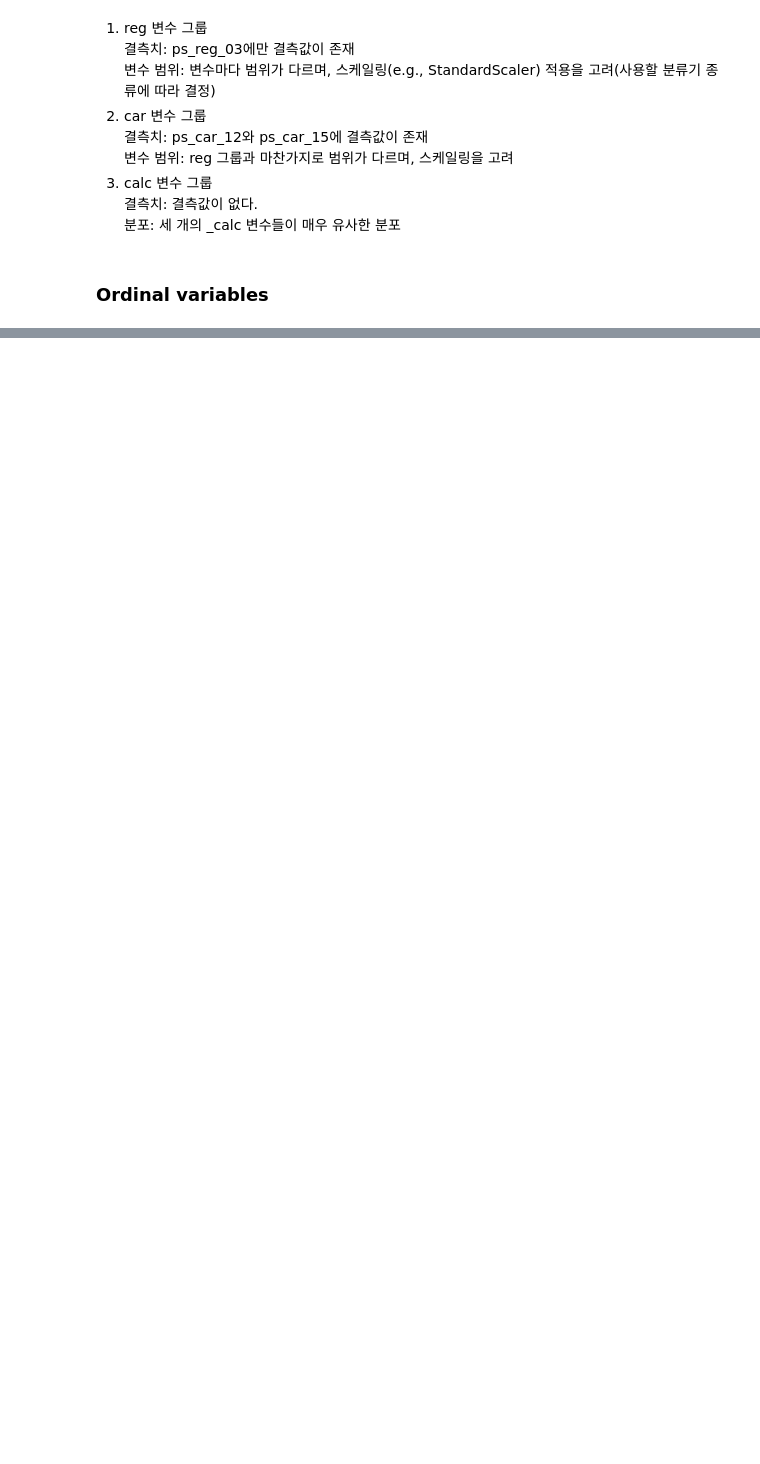
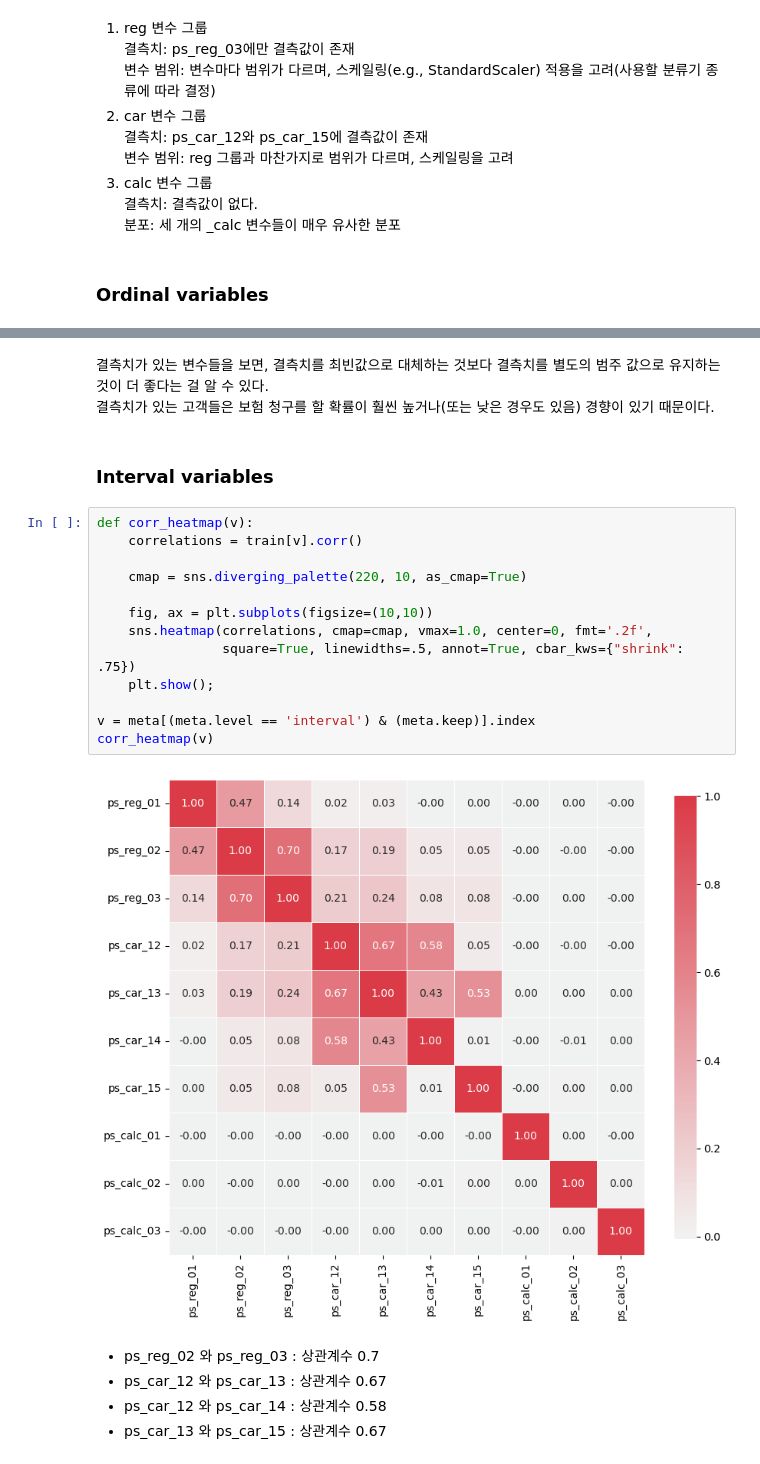
Before and after one commit to wonhee126/Kaggle, a Jupyter notebook: Binary Classification/LV2 Porto Seguro’s Safe Driver Prediction/Data Preparation & Exploration.ipynb, the cells around one changed output, grey strips where cells are left out. Cells and saved outputs as stored; diff of their text form; blank space fills up the shorter version.

```diff
--- a/Binary Classification/LV2 Porto Seguro’s Safe Driver Prediction/Data Preparation & Exploration.ipynb
+++ b/Binary Classification/LV2 Porto Seguro’s Safe Driver Prediction/Data Preparation & Exploration.ipynb
@@ -209,0 +471,25 @@ Index([], dtype='object', name='varname')
+# %% [markdown]
+결측치가 있는 변수들을 보면, 결측치를 최빈값으로 대체하는 것보다 결측치를 별도의 범주 값으로 유지하는 것이 더 좋다는 걸 알 수 있다.
+결측치가 있는 고객들은 보험 청구를 할 확률이 훨씬 높거나(또는 낮은 경우도 있음) 경향이 있기 때문이다.
+# %% [markdown]
+### Interval variables
+# %%
+def corr_heatmap(v):
+    correlations = train[v].corr()
+
+    cmap = sns.diverging_palette(220, 10, as_cmap=True)
+
+    fig, ax = plt.subplots(figsize=(10,10))
+    sns.heatmap(correlations, cmap=cmap, vmax=1.0, center=0, fmt='.2f',
+                square=True, linewidths=.5, annot=True, cbar_kws={"shrink": .75})
+    plt.show();
+
+v = meta[(meta.level == 'interval') & (meta.keep)].index
+corr_heatmap(v)
+# %% [output]
+[figure, added]
+# %% [markdown]
+- ps_reg_02 와 ps_reg_03 : 상관계수 0.7
+- ps_car_12 와 ps_car_13 : 상관계수 0.67
+- ps_car_12 와 ps_car_14 : 상관계수 0.58
+- ps_car_13 와 ps_car_15 : 상관계수 0.67
```
Also changed, not shown: parts of 52 cells of this notebook.
